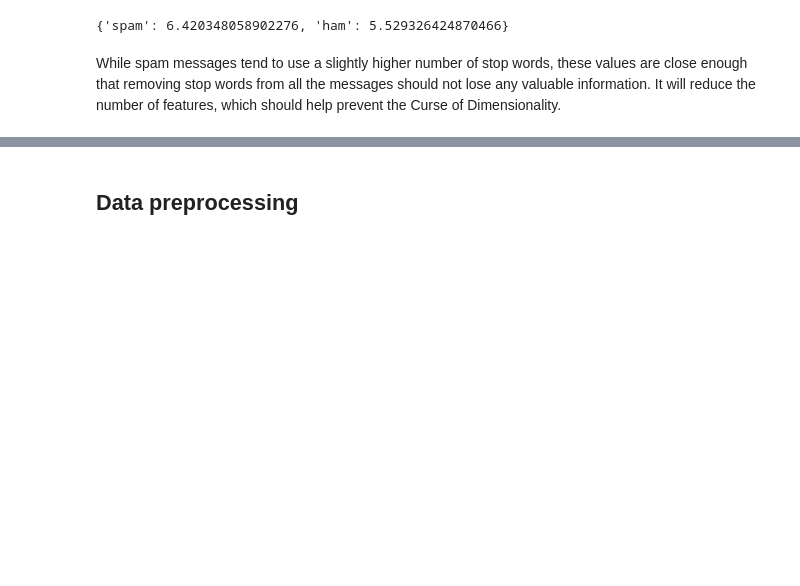
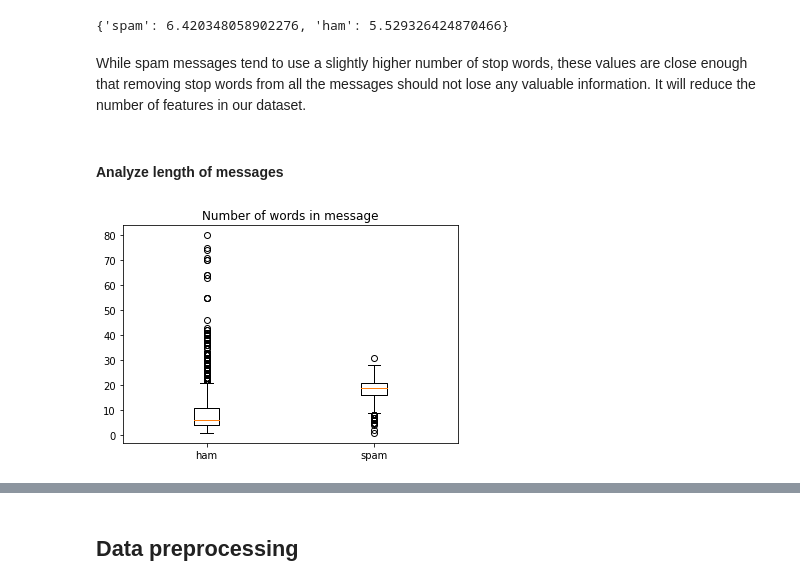
Before and after one commit to bengruher/SMS-Spam-Detection, a Jupyter notebook: sms-spam-detection.ipynb, the cells around one changed output, grey strips where cells are left out. Saved outputs shown, nothing was run; the diff lists cells and outputs as text; code cells hidden in the pictures; blank space fills up the shorter version.

```diff
--- a/sms-spam-detection.ipynb
+++ b/sms-spam-detection.ipynb
@@ -410,4 +428,23 @@ stop_dict
 Number of stop words used per message:
 {'spam': 6.420348058902276, 'ham': 5.529326424870466}
 # %% [markdown]
-While spam messages tend to use a slightly higher number of stop words, these values are close enough that removing stop words from all the messages should not lose any valuable information. It will reduce the number of features, which should help prevent the Curse of Dimensionality.
+While spam messages tend to use a slightly higher number of stop words, these values are close enough that removing stop words from all the messages should not lose any valuable information. It will reduce the number of features in our dataset.
+# %% [markdown]
+#### Analyze length of messages
+# %%
+ham_msgs = df[df['spam'] == 0]
+spam_msgs = df[df['spam'] == 1]
+
+# we will split the message on white spaces to get a list of words and then take the length of that list to get the number of words in the message
+ham_word_lengths = ham_msgs.apply(lambda row: len(row['message'].split(' ')), axis=1)
+spam_word_lengths = spam_msgs.apply(lambda row: len(row['message'].split(' ')), axis=1)
+
+# we get length of raw message string to get number of characters in message
+ham_char_lengths = ham_msgs.apply(lambda row: len(row['message']), axis=1)
+spam_char_lengths = spam_msgs.apply(lambda row: len(row['message']), axis=1)
+# %%
+plt.title('Number of words in message')
+plt.boxplot(x = [ham_word_lengths, spam_word_lengths], labels = ['ham', 'spam'])
+plt.show()
+# %% [output]
+[figure, added]
```
Also changed, not shown: parts of 48 cells of this notebook, 1 other file.
